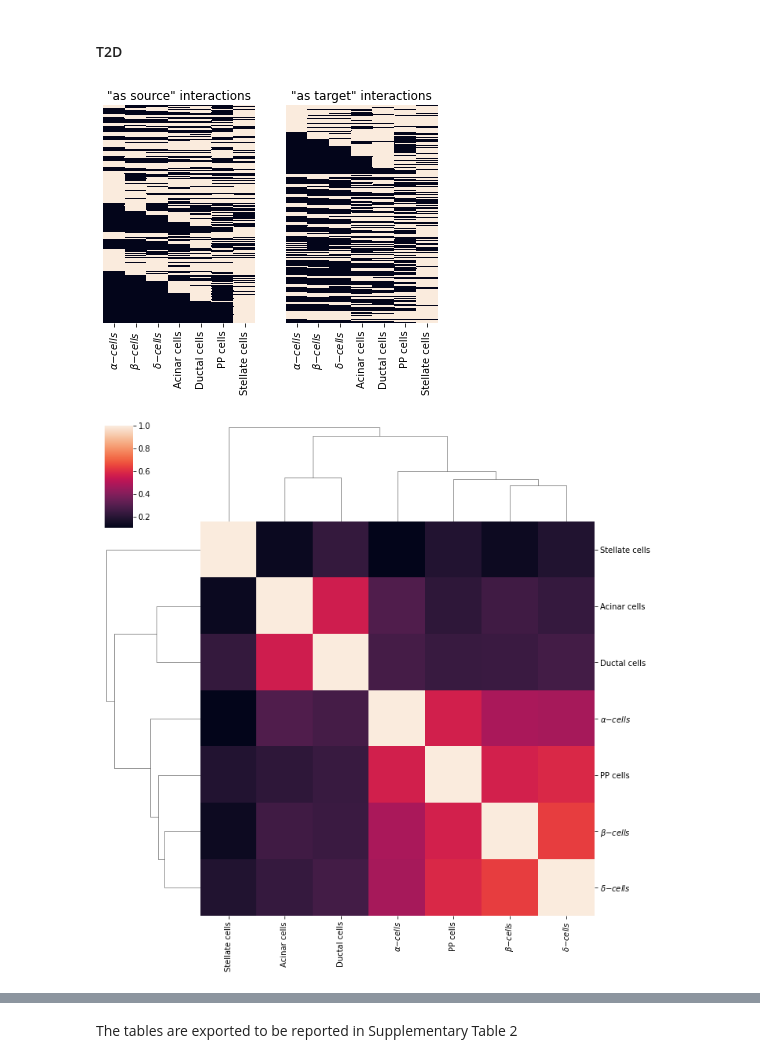
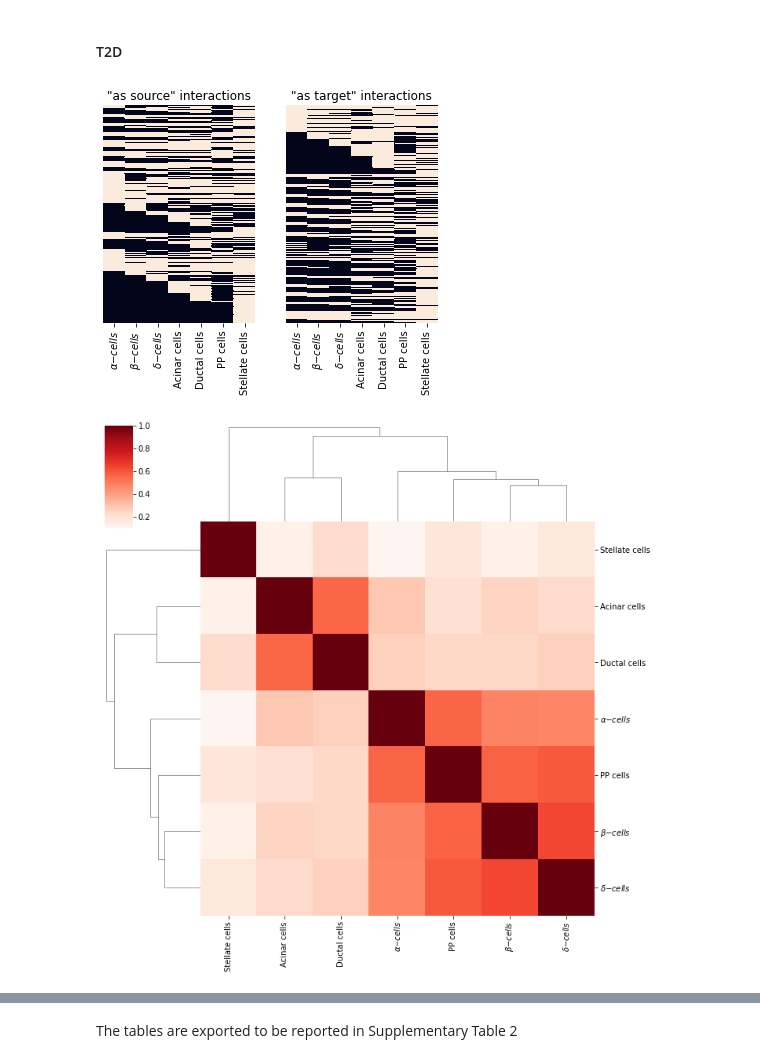
Before and after one commit to EBosi/IsletInteractome, a Jupyter notebook: NARGAB_Bosi_2022_notebook.ipynb, the cells around one changed output, grey strips where cells are left out. Cells and saved outputs as stored; diff of their text form; code cells hidden in the pictures.

```diff
--- a/NARGAB_Bosi_2022_notebook.ipynb
+++ b/NARGAB_Bosi_2022_notebook.ipynb
@@ -368,33 +371,33 @@ import scipy.spatial as sp, scipy.cluster.hierarchy as hc
 columns = {i for i in sorted(df_long_t2d["cell source"].value_counts().index)}
 rows2source = {i:{j:0 for j in columns} for i in df_long_t2d.id_cp_interaction + df_long_t2d["cell source"]}
 rows2target = {i:{j:0 for j in columns} for i in df_long_t2d.id_cp_interaction + df_long_t2d["cell target"]}
 
 for i,v in (df_long_t2d.id_cp_interaction + df_long_t2d["cell source"]).iteritems():
     target = df_long_t2d.loc[i,"cell target"]
     rows2source[v][target] = 1
 
 for i,v in (df_long_t2d.id_cp_interaction + df_long_t2d["cell target"]).iteritems():
     source = df_long_t2d.loc[i,"cell source"]
     rows2target[v][source] = 1
 
 #sns.clustermap(pd.DataFrame(rows2source).T.corr("spearman"))
 #sns.heatmap(pd.DataFrame(rows2source).T)
 #sns.heatmap(pd.DataFrame(rows2target).T)
 column_order = ['$\\alpha{-}cells$','$\\beta{-}cells$','$\\delta{-}cells$','Acinar cells','Ductal cells','PP cells', 'Stellate cells']
 f,axes = plt.subplots(1,2)
 axes[0].title.set_text('"as source" interactions')
 axes[1].title.set_text('"as target" interactions')
 sns.heatmap(pd.DataFrame(rows2target).T[column_order],ax = axes[0],yticklabels=False,cbar=False)
 sns.heatmap(pd.DataFrame(rows2source).T[column_order],ax = axes[1],yticklabels=False,cbar=False)
 plt.savefig("interactome_res/figures/figure_4B.pdf")
 #g = sns.clustermap(iris, row_colors=row_colors, figsize=(13,8))
 
 #sns.clustermap(distance_m, row_linkage=linkage, col_linkage=linkage)
 #sns.heatmap(pd.DataFrame(rows2source).T)
-sns.clustermap(pd.DataFrame(rows2target).T.corr("spearman"))
+sns.clustermap(pd.DataFrame(rows2target).T.corr("spearman"),cmap="Reds")
 plt.savefig("interactome_res/figures/figure_4C.pdf")
-sns.clustermap(pd.DataFrame(rows2source).T.corr("spearman"))
+sns.clustermap(pd.DataFrame(rows2source).T.corr("spearman"),cmap="Reds")
 plt.savefig("interactome_res/figures/figure_4D.pdf")
 # %% [output]
 [figure]
-[figure, old version]
+[figure, new version]
```
Also changed, not shown: parts of 7 cells of this notebook.
